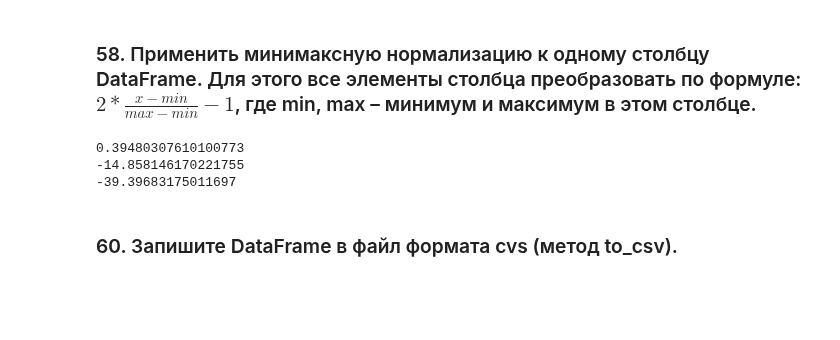
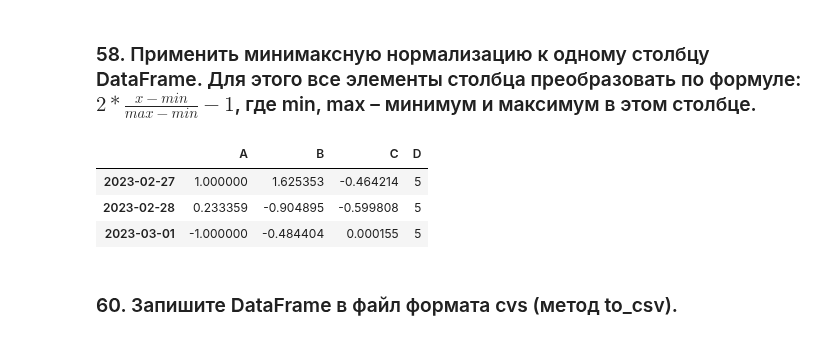
Before and after one commit to murpunk/Programming_2023, a Jupyter notebook: 27_02_23_pandas.ipynb, the cells around one changed output. Saved outputs shown, nothing was run; the diff lists cells and outputs as text; code cells hidden in the pictures; blank space fills up the shorter version.

```diff
--- a/27_02_23_pandas.ipynb
+++ b/27_02_23_pandas.ipynb
@@ -391,13 +390,16 @@ t.values.min()
 -20.214429919613103
 # %% [markdown]
 ### 58. Применить минимаксную нормализацию к одному столбцу DataFrame. Для этого все элементы столбца преобразовать по формуле: $2 * \frac{x - min}{max - min} - 1$, где min, max – минимум и максимум в этом столбце.
+# %%
+t
+# %% [output]
+|  | A | B | C | D |
+| 2023-02-27 | 1.000000 | 1.625353 | -0.464214 | 5 |
+| 2023-02-28 | 0.233359 | -0.904895 | -0.599808 | 5 |
+| 2023-03-01 | -1.000000 | -0.484404 | 0.000155 | 5 |
 # %%
-for i in t["A"]:
-  print(2 * (i - t["A"].min() / (t["A"].max() - t["A"].min())) - 1)
+#for i in t["A"]:
+t["A"] = 2 * (t["A"] - t["A"].min()) / (t["A"].max() - t["A"].min()) - 1
-# %% [output]
-0.39480307610100773
--14.858146170221755
--39.39683175011697
 # %% [markdown]
 ### 60. Запишите DataFrame в файл формата cvs (метод to_csv).
 # %%
```
Also changed, not shown: parts of 1 cell of this notebook.
